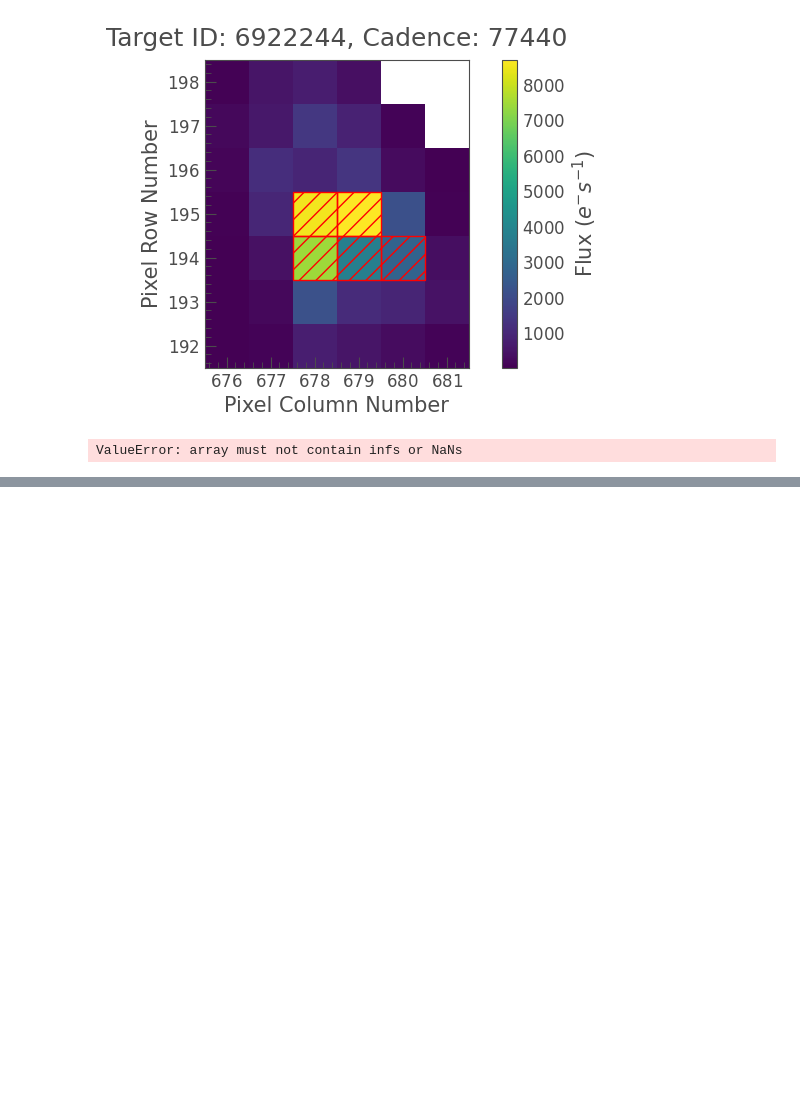
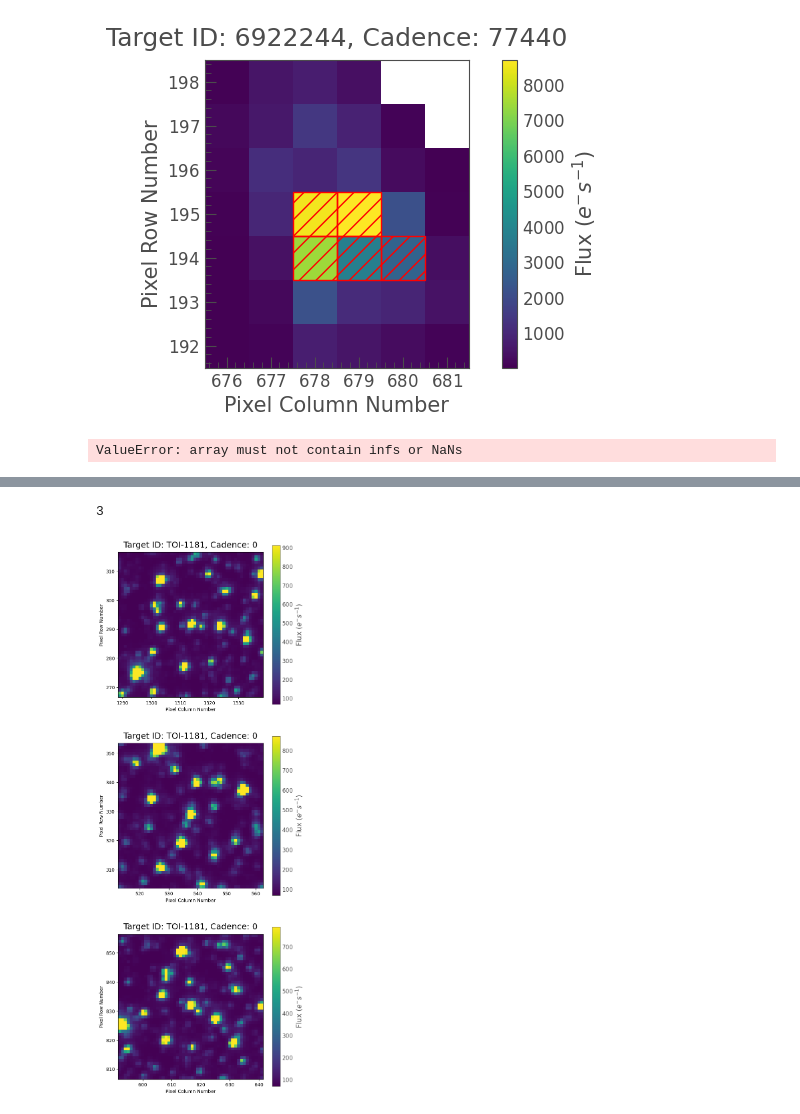
Before and after one commit to JCatton/KJRJMCMCMC, a Jupyter notebook: TransitAnalysis/Test.ipynb, the cells around one changed output, grey strips where cells are left out. Saved outputs shown, nothing was run; the diff lists cells and outputs as text; code cells hidden in the pictures; blank space fills up the shorter version.

```diff
--- a/TransitAnalysis/Test.ipynb
+++ b/TransitAnalysis/Test.ipynb
@@ -829,3 +829,13 @@ ValueError: array must not contain infs or NaNs
 # %%
 ax = uncorrected_lc.plot(label='Original light curve')
 corrected_ffi_lc.plot(ax=ax, label='Corrected light curve');
+# %%
+import lightkurve as lk
+import matplotlib.pyplot as plt
+name = 'TOI-1181'
+mission=None
+exptime=475
+author = 'TESS'
+# cadence = 'long'
+sector = None
+max_number_downloads = 10
@@ -831,0 +866,14 @@ corrected_ffi_lc.plot(ax=ax, label='Corrected light curve');
+# %%
+tpf = lk.search_tesscut(name)[1:5].download_all(cutout_size=(50, 50))
+# %%
+tpf = tpf[1:]
+# %%
+len(tpf)
+# %% [output]
+3
+# %%
+import matplotlib.pyplot as plt
+tpf.plot()
+plt.show()
+# %% [output]
+[figure, added]
```
Also changed, not shown: parts of 18 cells of this notebook.
